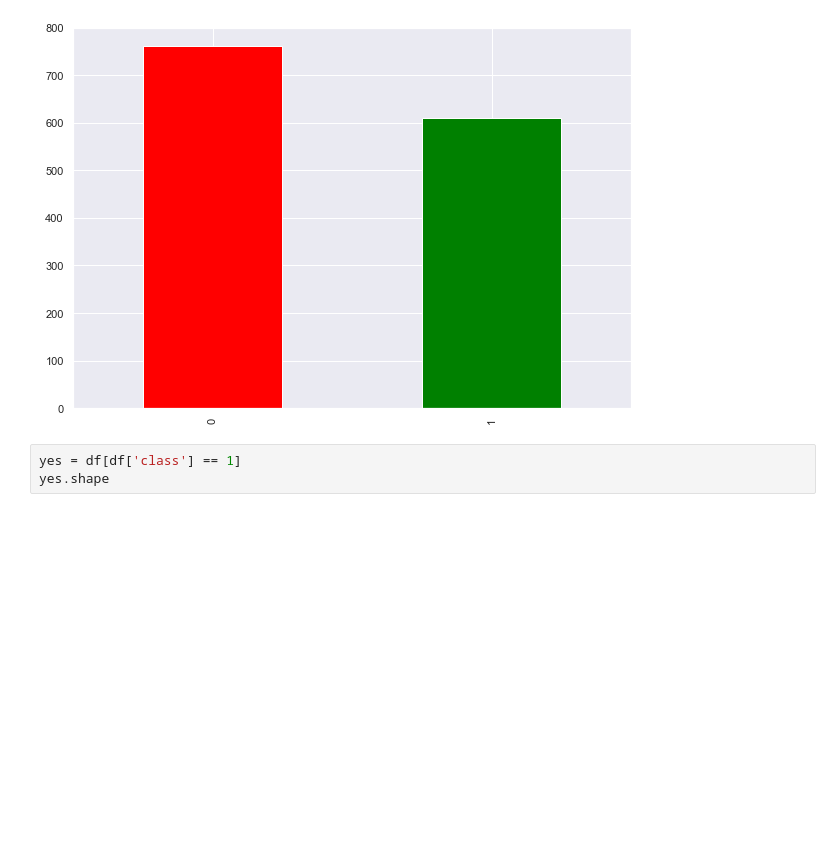
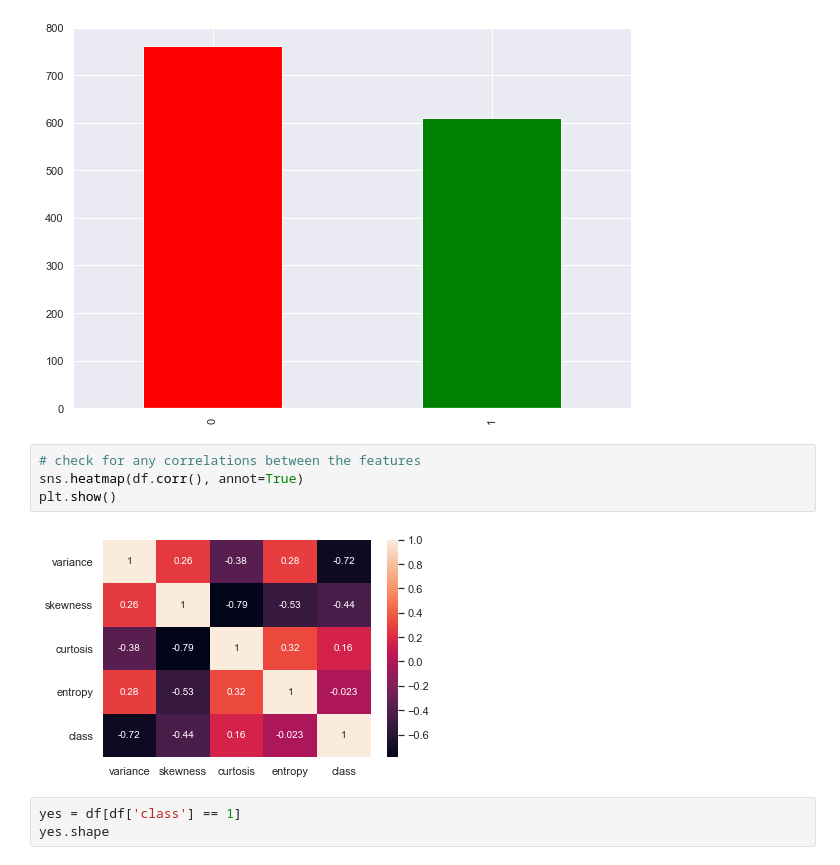
Before and after one commit to Tekhunt/fast-model, a Jupyter notebook: api/ModelTraining.ipynb, the cells around one changed output. Drawn from its saved outputs; the diff is of its cells as text; blank space fills up the shorter version.

```diff
--- a/api/ModelTraining.ipynb
+++ b/api/ModelTraining.ipynb
@@ -54,6 +65,12 @@ data.plot(kind="bar", figsize=(10,7), color=['red', 'green'])
 # %% [output]
 <AxesSubplot:>
 [figure]
+# %%
+# check for any correlations between the features
+sns.heatmap(df.corr(), annot=True)
+plt.show()
+# %% [output]
+[figure, added]
 # %%
 yes = df[df['class'] == 1]
 yes.shape
```
Also changed, not shown: parts of 8 cells of this notebook, 2 other files.
